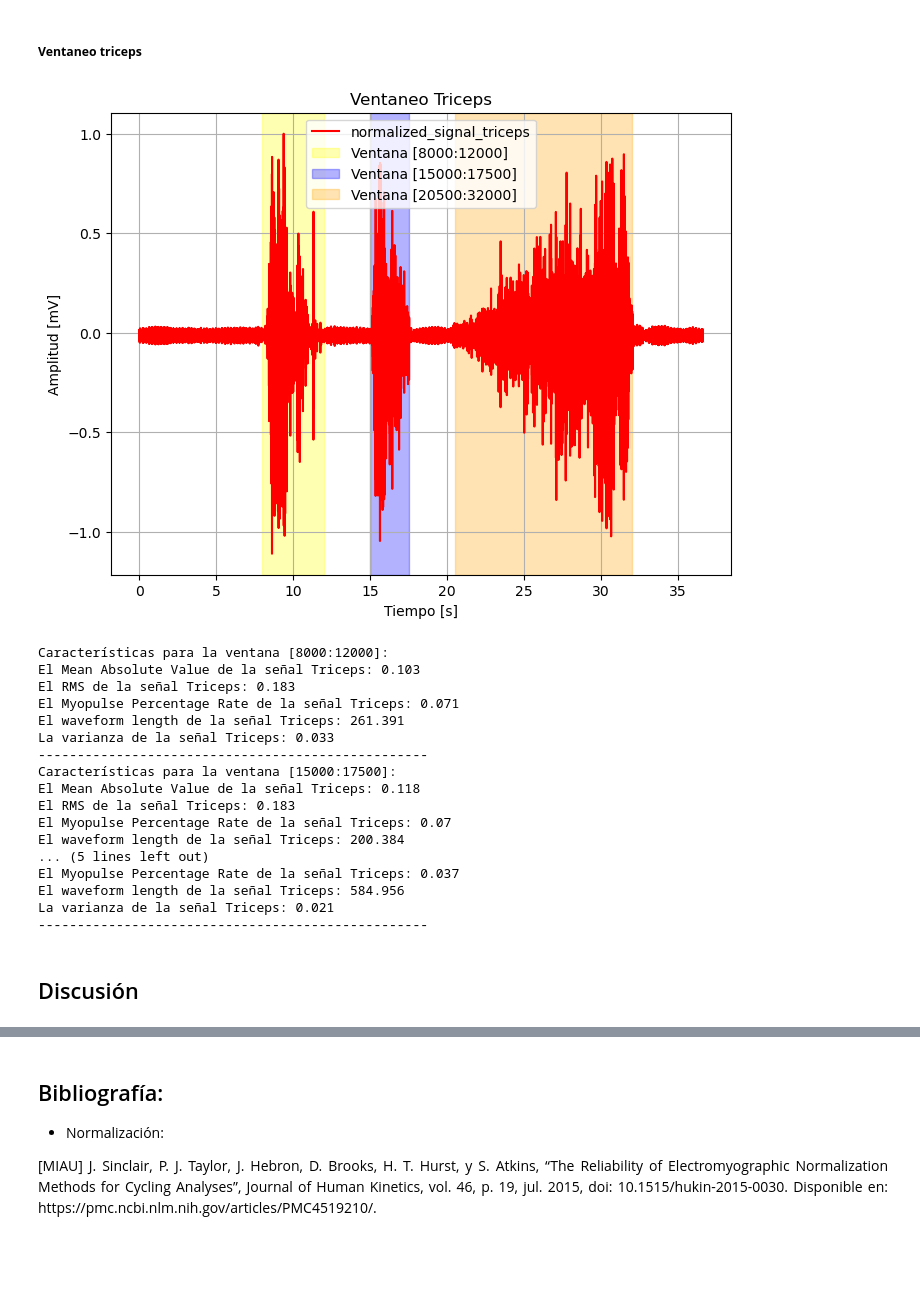
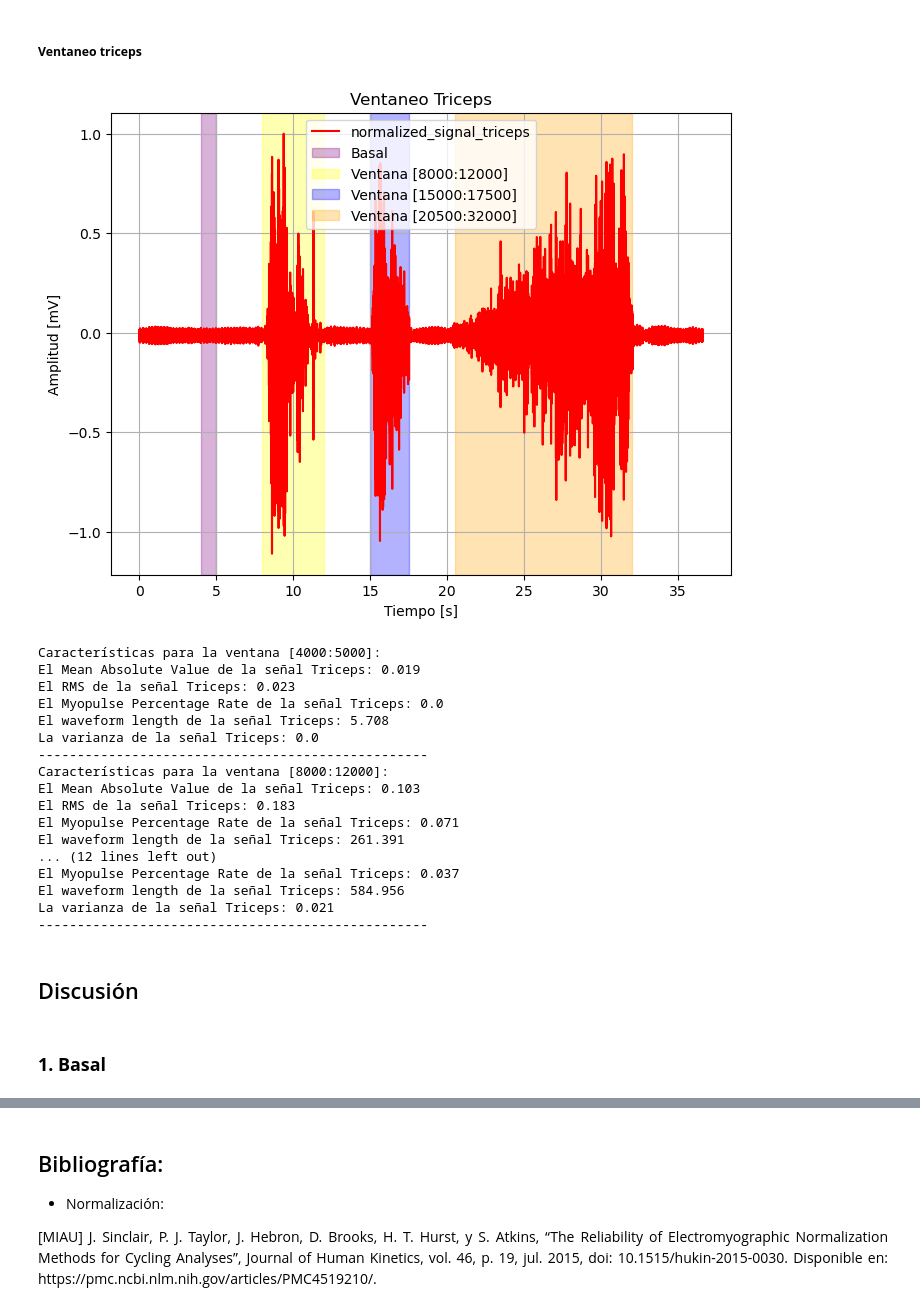
Before and after one commit to Razzzon/PROYECTO_ISB, a Jupyter notebook: ISB/Lab9/emg_processing.ipynb, the cells around one changed output, grey strips where cells are left out. Cells and saved outputs as stored; diff of their text form; code cells hidden in the pictures; blank space fills up the shorter version.

```diff
--- a/ISB/Lab9/emg_processing.ipynb
+++ b/ISB/Lab9/emg_processing.ipynb
@@ -331,3 +348,40 @@ El Myopulse Percentage Rate de la señal Pantorrilla: 0.014
 El waveform length de la señal Pantorrilla: 365.758
 La varianza de la señal Pantorrilla: 0.011
 --------------------------------------------------
+# %%
+ventanas = [(5000,6000),(8000, 8700), (11500, 13000), (15000, 17500), (20000, 30000)]
+colores = ["purple",'yellow', 'green', 'blue', 'orange']
+etiquetas = ["Basal",'Contracción sin carga 1', 'Contracción sin carga 2', 'Contracción sin carga 3', 'Contracción con carga']
+plt.figure(figsize=(10, 6))
+plt.plot(np.arange(len(normalized_signal_pantorrilla)) / 1000, normalized_signal_pantorrilla, label='Señal Pantorrilla', color='r')
+
+# Añadir los cuadros para el ventaneo
+for i, (start, end) in enumerate(ventanas):
+    plt.axvspan(start / 1000, end / 1000, color=colores[i], alpha=0.3, label=etiquetas[i])
+
+# Añadir una ventana basal adicional
+
+
+# Configurar el título, etiquetas y leyenda
+plt.title('Ventaneo Pantorrilla')
+plt.xlabel('Tiempo [s]')
+plt.ylabel('Amplitud [mV]')
+plt.legend(loc='upper right')
+plt.grid(True)
+
+# Mostrar la gráfica
+plt.show()
+
+# Extraer características para cada ventana y luego imprimir los resultados
+for i, (start, end) in enumerate(ventanas):
+    MAV, RMS, WL, WAMP, MYOP, VAR = extract_features(normalized_signal_pantorrilla[start:end])
+    if i==0:
+         r31,r32,r33,r34,r35,r36=MAV, RMS, WL, WAMP, MYOP, VAR
+    # Imprimir las características utilizando las etiquetas descriptivas
+    print(f"Características para la ventana {etiquetas[i]}:")
+    print("El Mean Absolute Value de la señal Pantorrilla:", round(MAV, 3))
+    print("El RMS de la señal Pantorrilla:", round(RMS, 3))
+    print("El Myopulse Percentage Rate de la señal Pantorrilla:", round(MYOP, 3))
+    print("El waveform length de la señal Pantorrilla:", round(WL, 3))
+    print("La varianza de la señal Pantorrilla:", round(VAR, 3))
+    print("-" * 50)  # Separador entre ventanas
@@ -403,53 +476,57 @@ plt.figure(figsize=(8, 6))
 plt.plot(np.arange(len(normalized_signal_triceps)) / 1000, normalized_signal_triceps, label='normalized_signal_triceps', color='r')
 
 # Añadir los cuadros para el ventaneo
+plt.axvspan(4000 / 1000, 5000 / 1000, color='purple', alpha=0.3, label='Basal')
 plt.axvspan(8000 / 1000, 12000 / 1000, color='yellow', alpha=0.3, label='Ventana [8000:12000]')
 plt.axvspan(15000 / 1000, 17500 / 1000, color='blue', alpha=0.3, label='Ventana [15000:17500]')
 plt.axvspan(20500 / 1000, 32000 / 1000, color='orange', alpha=0.3, label='Ventana [20500:32000]')
 
 # Configurar el título, etiquetas y leyenda
 plt.title('Ventaneo Triceps')
 plt.xlabel('Tiempo [s]')
 plt.ylabel('Amplitud [mV]')
 plt.legend()
 plt.grid(True)
 
 # Mostrar la gráfica
 plt.show()
 
 # Definir las ventanas de interés
-ventanas_triceps = [(8000, 12000), (15000, 17500), (20500, 32000)]
+ventanas_triceps = [(4000,5000),(8000, 12000), (15000, 17500), (20500, 32000)]
 
 # Extraer características para cada ventana
 for i, (start, end) in enumerate(ventanas_triceps):
     MAV, RMS, WL, WAMP, MYOP, VAR = extract_features(normalized_signal_triceps[start:end])
-
+    if i == 0:
+         h31,h32,h33,h34,h35,h36=MAV, RMS, WL, WAMP, MYOP, VAR
     # Imprimir las características para cada ventana
     print(f"Características para la ventana [{start}:{end}]:")
     print("El Mean Absolute Value de la señal Triceps:", round(MAV, 3))
     print("El RMS de la señal Triceps:", round(RMS, 3))
     print("El Myopulse Percentage Rate de la señal Triceps:", round(MYOP, 3))
     print("El waveform length de la señal Triceps:", round(WL, 3))
     print("La varianza de la señal Triceps:", round(VAR, 3))
     print("-" * 50)  # Separador entre ventanas
 # %% [output]
-[figure, old version]
+[figure, new version]
+Características para la ventana [4000:5000]:
+El Mean Absolute Value de la señal Triceps: 0.019
+El RMS de la señal Triceps: 0.023
+El Myopulse Percentage Rate de la señal Triceps: 0.0
+El waveform length de la señal Triceps: 5.708
+La varianza de la señal Triceps: 0.0
+--------------------------------------------------
 Características para la ventana [8000:12000]:
 El Mean Absolute Value de la señal Triceps: 0.103
 El RMS de la señal Triceps: 0.183
 El Myopulse Percentage Rate de la señal Triceps: 0.071
 El waveform length de la señal Triceps: 261.391
-La varianza de la señal Triceps: 0.033
---------------------------------------------------
-Características para la ventana [15000:17500]:
-El Mean Absolute Value de la señal Triceps: 0.118
-El RMS de la señal Triceps: 0.183
-El Myopulse Percentage Rate de la señal Triceps: 0.07
-El waveform length de la señal Triceps: 200.384
-... (5 lines left out)
+... (12 lines left out)
 El Myopulse Percentage Rate de la señal Triceps: 0.037
 El waveform length de la señal Triceps: 584.956
 La varianza de la señal Triceps: 0.021
 --------------------------------------------------
 # %% [markdown]
 ## Discusión
+# %% [markdown]
+### **1. Basal** ###
```
Also changed, not shown: parts of 8 cells of this notebook.
